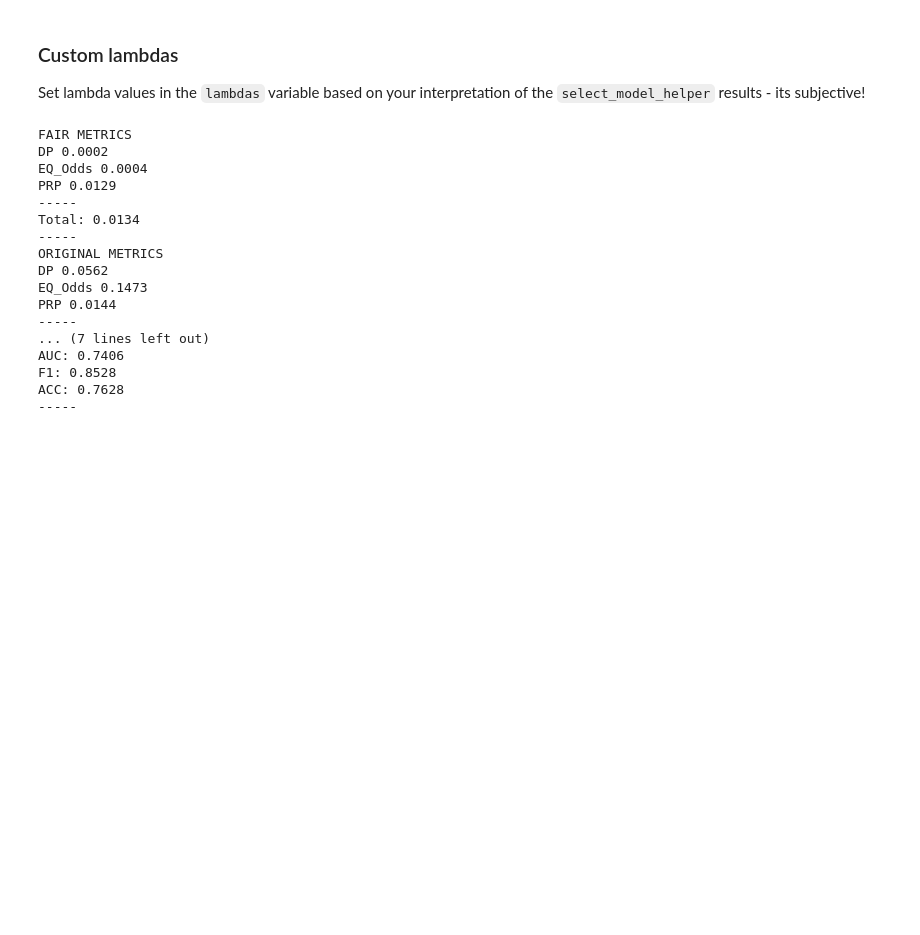
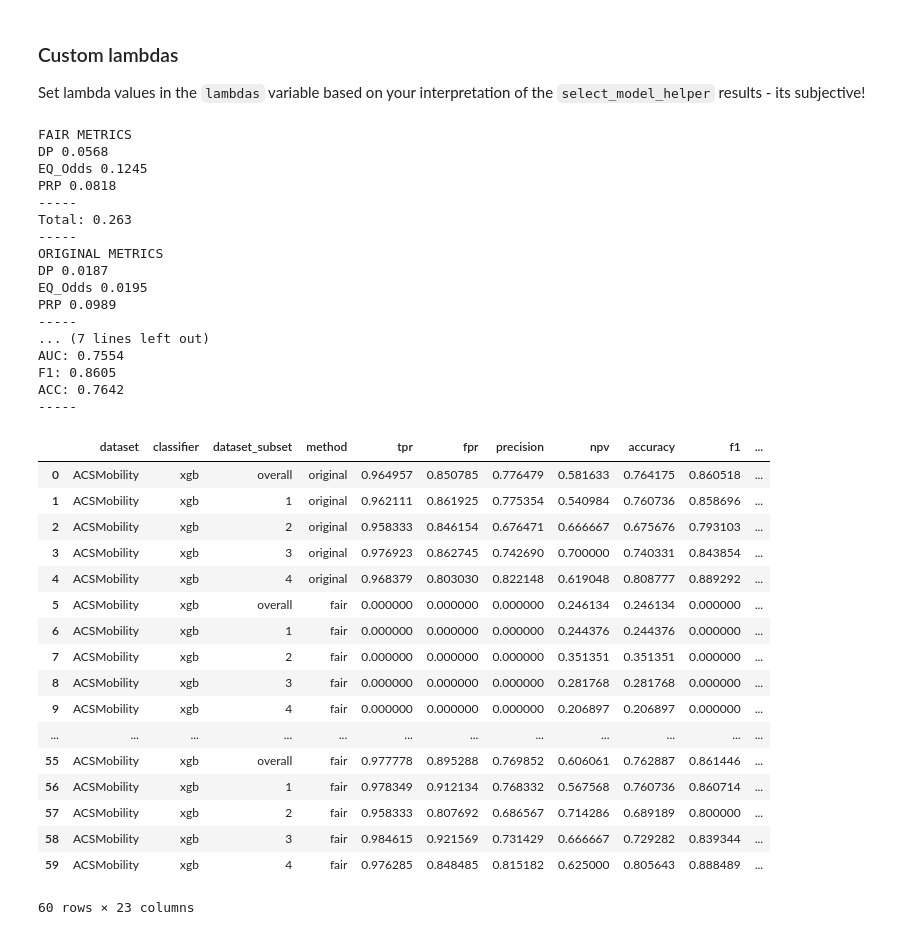
Before and after one commit to lurosenb/approx_threshold_opt, a Jupyter notebook: plotting_and_table_code.ipynb, the cells around one changed output. Cells and saved outputs as stored; diff of their text form; code cells hidden in the pictures; blank space fills up the shorter version.

```diff
--- a/plotting_and_table_code.ipynb
+++ b/plotting_and_table_code.ipynb
@@ -7,36 +7,11 @@ import pandas as pd
 import matplotlib.pyplot as plt
 import seaborn as sns
 
-file = 'ACSMobility_mfopt_approx.pkl'
+file = 'ACSMobility_2_through_3.pkl'
 df = pd.read_pickle(file)
 scenario = file.split('_')[0]
 separate_plots = False
-# ONE_COLUMN_CONSTANTS = {
-#     "FIGSIZE": (6, 4),
-#     "TITLE_FONTSIZE": 14,
-#     "LABEL_FONTSIZE": 12,
-#     "TICKS_FONTSIZE": 10,
-#     "LINE_WIDTH": 3,
-#     "MARKER": 'o'
-# }
 
-# TWO_COLUMN_CONSTANTS = {
-#     "FIGSIZE": (14, 4),
-#     "TITLE_FONTSIZE": 14,
-#     "LABEL_FONTSIZE": 12,
-#     "TICKS_FONTSIZE": 10,
-#     "LINE_WIDTH": 3,
-#     "MARKER": 'o'
-# }
-
-# TWO_COLUMN_LARGE_CONSTANTS = {
-#     "FIGSIZE": (14, 6),
-#     "TITLE_FONTSIZE": 14,
-#     "LABEL_FONTSIZE": 12,
-#     "TICKS_FONTSIZE": 10,
-#     "LINE_WIDTH": 3,
-#     "MARKER": 'o'
-# }
 if separate_plots:
 
     FIGSIZE_ONE_COLUMN = (6, 4)
@@ -290,6 +292,7 @@ def demographic_parity_difference(df, groups):
     return abs(selection_rate_1 - selection_rate_2)
 
 def predictive_rate_parity_difference(df, groups, negative_class=False):
+
     precision_1 = df['precision'][df['dataset_subset'] == groups[0]].iloc[0]
     precision_2 = df['precision'][df['dataset_subset'] == groups[1]].iloc[0]
 
@@ -302,6 +305,11 @@ def predictive_rate_parity_difference(df, groups, negative_class=False):
     return abs(precision_1 - precision_2)
 
 def calculate_fairness_metrics(df, lambdas, groups=['1','2']):
+    unique_groups = df['dataset_subset'].unique().tolist()
+    unique_groups.remove('overall')
+
+    pair_combinations = [(unique_groups[i], unique_groups[j]) for i in range(len(unique_groups)) for j in range(i+1, len(unique_groups))]
+
     for l in lambdas:
         group_wise_df = df[(df['method'] == 'fair') & (df['dataset_subset'].isin(groups)) & (df['lambda'] == l)]
         eq_odds = eo_difference(group_wise_df, groups)
@@ -340,22 +348,43 @@ def calculate_fairness_metrics(df, lambdas, groups=['1','2']):
 
 
 
-calculate_fairness_metrics(df, lambdas)
+calculate_fairness_metrics(df, lambdas, groups=['1','2','3','4'])
 # %% [output]
 FAIR METRICS
-DP 0.0002
-EQ_Odds 0.0004
-PRP 0.0129
+DP 0.0568
+EQ_Odds 0.1245
+PRP 0.0818
 -----
-Total: 0.0134
+Total: 0.263
 -----
 ORIGINAL METRICS
-DP 0.0562
-EQ_Odds 0.1473
-PRP 0.0144
+DP 0.0187
+EQ_Odds 0.0195
+PRP 0.0989
 -----
 ... (7 lines left out)
-AUC: 0.7406
-F1: 0.8528
-ACC: 0.7628
+AUC: 0.7554
+F1: 0.8605
+ACC: 0.7642
 -----
+# %%
+df
+# %% [output]
+|  | dataset | classifier | dataset_subset | method | tpr | fpr | precision | npv | accuracy | f1 | ... |
+| 0 | ACSMobility | xgb | overall | original | 0.964957 | 0.850785 | 0.776479 | 0.581633 | 0.764175 | 0.860518 | ... |
+| 1 | ACSMobility | xgb | 1 | original | 0.962111 | 0.861925 | 0.775354 | 0.540984 | 0.760736 | 0.858696 | ... |
+| 2 | ACSMobility | xgb | 2 | original | 0.958333 | 0.846154 | 0.676471 | 0.666667 | 0.675676 | 0.793103 | ... |
+| 3 | ACSMobility | xgb | 3 | original | 0.976923 | 0.862745 | 0.742690 | 0.700000 | 0.740331 | 0.843854 | ... |
+| 4 | ACSMobility | xgb | 4 | original | 0.968379 | 0.803030 | 0.822148 | 0.619048 | 0.808777 | 0.889292 | ... |
+| 5 | ACSMobility | xgb | overall | fair | 0.000000 | 0.000000 | 0.000000 | 0.246134 | 0.246134 | 0.000000 | ... |
+| 6 | ACSMobility | xgb | 1 | fair | 0.000000 | 0.000000 | 0.000000 | 0.244376 | 0.244376 | 0.000000 | ... |
+| 7 | ACSMobility | xgb | 2 | fair | 0.000000 | 0.000000 | 0.000000 | 0.351351 | 0.351351 | 0.000000 | ... |
+| 8 | ACSMobility | xgb | 3 | fair | 0.000000 | 0.000000 | 0.000000 | 0.281768 | 0.281768 | 0.000000 | ... |
+| 9 | ACSMobility | xgb | 4 | fair | 0.000000 | 0.000000 | 0.000000 | 0.206897 | 0.206897 | 0.000000 | ... |
+| ... | ... | ... | ... | ... | ... | ... | ... | ... | ... | ... | ... |
+| 55 | ACSMobility | xgb | overall | fair | 0.977778 | 0.895288 | 0.769852 | 0.606061 | 0.762887 | 0.861446 | ... |
+| 56 | ACSMobility | xgb | 1 | fair | 0.978349 | 0.912134 | 0.768332 | 0.567568 | 0.760736 | 0.860714 | ... |
+| 57 | ACSMobility | xgb | 2 | fair | 0.958333 | 0.807692 | 0.686567 | 0.714286 | 0.689189 | 0.800000 | ... |
+| 58 | ACSMobility | xgb | 3 | fair | 0.984615 | 0.921569 | 0.731429 | 0.666667 | 0.729282 | 0.839344 | ... |
+| 59 | ACSMobility | xgb | 4 | fair | 0.976285 | 0.848485 | 0.815182 | 0.625000 | 0.805643 | 0.888489 | ... |
+60 rows × 23 columns
```
Also changed, not shown: parts of 4 cells of this notebook.
